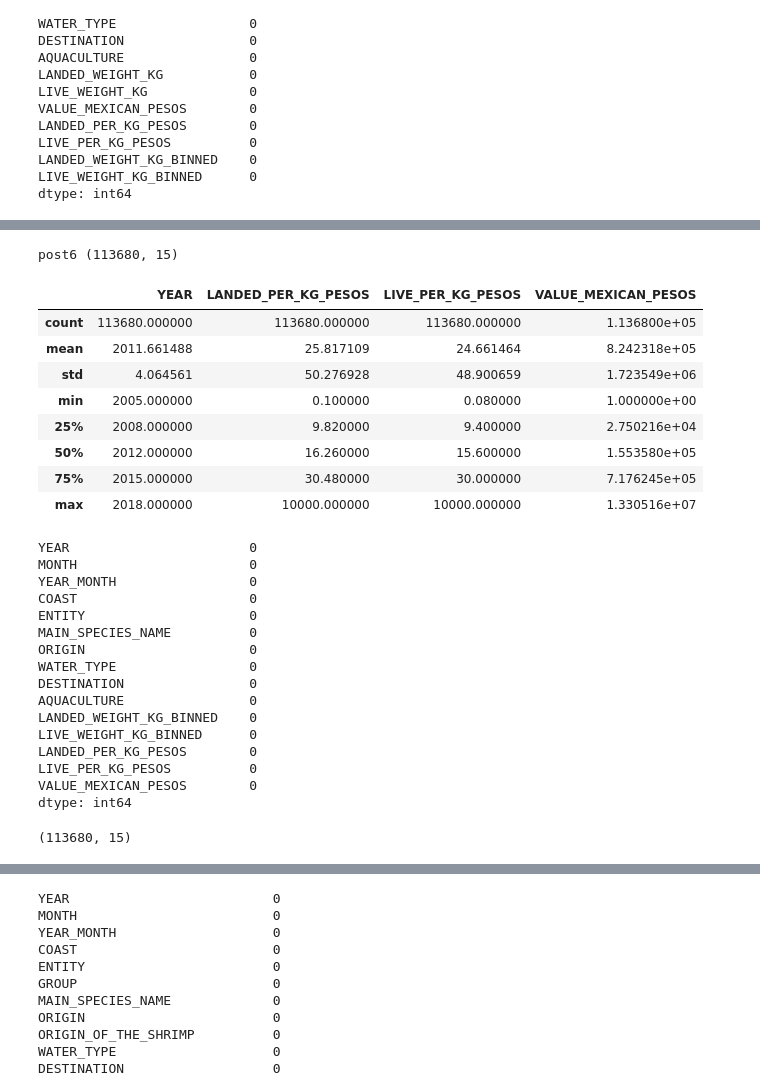
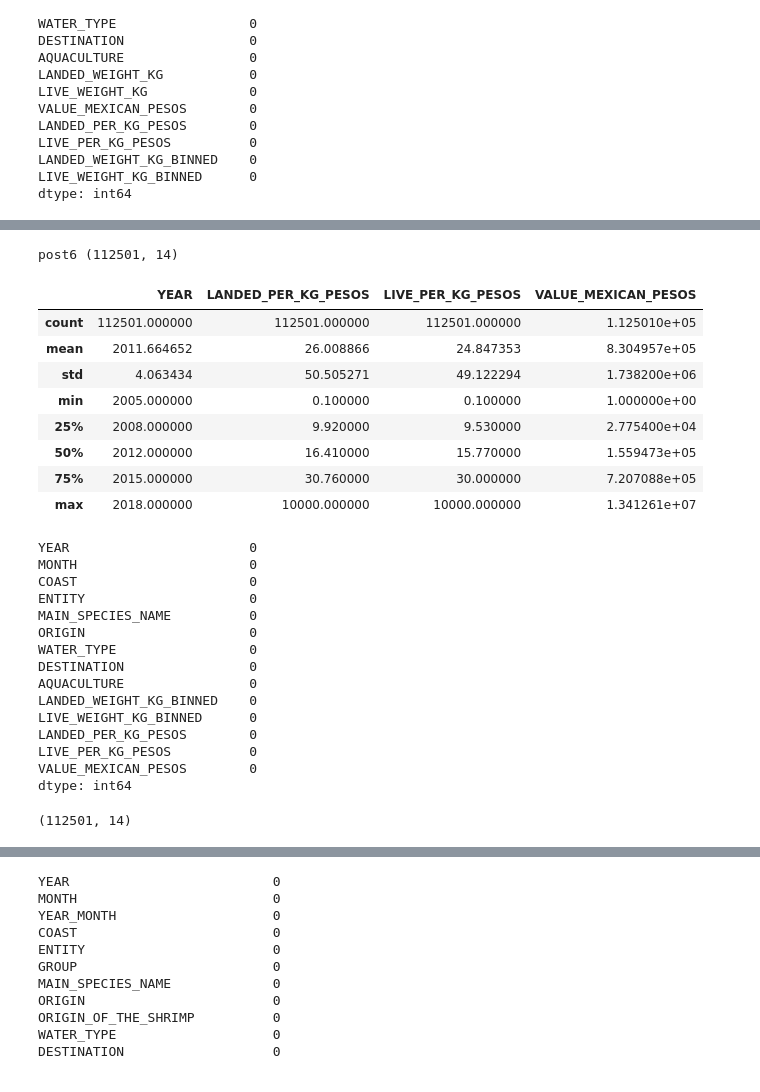
Before and after one commit to abdjmk/m-fishprice-prediction, a Jupyter notebook: work.ipynb, the cells around one changed output, grey strips where cells are left out. Drawn from its saved outputs; the diff is of its cells as text; code cells hidden in the pictures.

```diff
--- a/work.ipynb
+++ b/work.ipynb
@@ -410,7 +410,7 @@ dt2 = dt2[dt2['GROUP'] != 'VEGETABLE']
 print('post1:',dt2.shape)
 
 #MAIN_SPECIES_NAME, Drop rows that contains information regarding ‘CAPTURE WITHOUT OFFICIAL REGISTRATION’, ‘FAUNA DE ACOMPANAMIENTO‘ and ‘OTHERS’
-values_to_drop = ['MOUNTAIN RANGE','CAPTURE WITHOUT OFFICIAL REGISTRATION', 'FAUNA DE ACOMPANAMIENTO', 'OVERALLS',  'OTHERS']
+values_to_drop = ['MOUNTAIN RANGE','CAPTURE WITHOUT OFFICIAL REGISTRATION', 'FAUNA DE ACOMPAÑAMIENTO', 'OVERALLS',  'OTHERS']
 dt2 = dt2[~dt2['MAIN_SPECIES_NAME'].isin(values_to_drop)]
 print('post2:',dt2.shape)
 
@@ -442,7 +442,7 @@ columns = ['LANDED_WEIGHT_KG', 'LIVE_WEIGHT_KG', 'VALUE_MEXICAN_PESOS','LANDED_P
 
 for column in columns:
     # Histogram of a numerical column
-    sns.histplot(dt2[column], bins=30)  # Adjust the number of bins as per your preference
+    sns.histplot(dt2[column], bins=20)  # Adjust the number of bins as per your preference
     plt.title(f'Histogram of {column}')
     plt.xlabel(column)
     plt.ylabel('Frequency')
@@ -520,22 +520,22 @@ for column, title in zip(binned_columns, column_titles):
 # %%
 # 2 define a list of column names in the desired order
-col_order = ['YEAR','MONTH','YEAR_MONTH','COAST','ENTITY','MAIN_SPECIES_NAME','ORIGIN','WATER_TYPE','DESTINATION','AQUACULTURE'
+col_order = ['YEAR','MONTH','COAST','ENTITY','MAIN_SPECIES_NAME','ORIGIN','WATER_TYPE','DESTINATION','AQUACULTURE'
             ,'LANDED_WEIGHT_KG_BINNED','LIVE_WEIGHT_KG_BINNED','LANDED_PER_KG_PESOS','LIVE_PER_KG_PESOS','VALUE_MEXICAN_PESOS']
 # select the columns in the desired order
 dt2= dt2[col_order]
 print('post6',dt2.shape)
 dt2.describe()
 # %% [output]
-post6 (113680, 15)
+post6 (112501, 14)
 |  | YEAR | LANDED_PER_KG_PESOS | LIVE_PER_KG_PESOS | VALUE_MEXICAN_PESOS |
-| count | 113680.000000 | 113680.000000 | 113680.000000 | 1.136800e+05 |
-| mean | 2011.661488 | 25.817109 | 24.661464 | 8.242318e+05 |
-| std | 4.064561 | 50.276928 | 48.900659 | 1.723549e+06 |
-| min | 2005.000000 | 0.100000 | 0.080000 | 1.000000e+00 |
-| 25% | 2008.000000 | 9.820000 | 9.400000 | 2.750216e+04 |
-| 50% | 2012.000000 | 16.260000 | 15.600000 | 1.553580e+05 |
-| 75% | 2015.000000 | 30.480000 | 30.000000 | 7.176245e+05 |
-| max | 2018.000000 | 10000.000000 | 10000.000000 | 1.330516e+07 |
+| count | 112501.000000 | 112501.000000 | 112501.000000 | 1.125010e+05 |
+| mean | 2011.664652 | 26.008866 | 24.847353 | 8.304957e+05 |
+| std | 4.063434 | 50.505271 | 49.122294 | 1.738200e+06 |
+| min | 2005.000000 | 0.100000 | 0.100000 | 1.000000e+00 |
+| 25% | 2008.000000 | 9.920000 | 9.530000 | 2.775400e+04 |
+| 50% | 2012.000000 | 16.410000 | 15.770000 | 1.559473e+05 |
+| 75% | 2015.000000 | 30.760000 | 30.000000 | 7.207088e+05 |
+| max | 2018.000000 | 10000.000000 | 10000.000000 | 1.341261e+07 |
 # %%
 # Check for missing values once again
 missing_values = dt2.isnull().sum()
@@ -547,7 +547,6 @@ dt2.shape
 # %% [output]
 YEAR                       0
 MONTH                      0
-YEAR_MONTH                 0
 COAST                      0
 ENTITY                     0
 MAIN_SPECIES_NAME          0
@@ -561,7 +560,7 @@ LANDED_PER_KG_PESOS        0
 LIVE_PER_KG_PESOS          0
 VALUE_MEXICAN_PESOS        0
 dtype: int64
-(113680, 15)
+(112501, 14)
 # %%
 #Transformation
 #Adding new column('PER_KG_PESOS') and round to 2 decimal places
```
Also changed, not shown: parts of 5 cells of this notebook, 2 other files.
